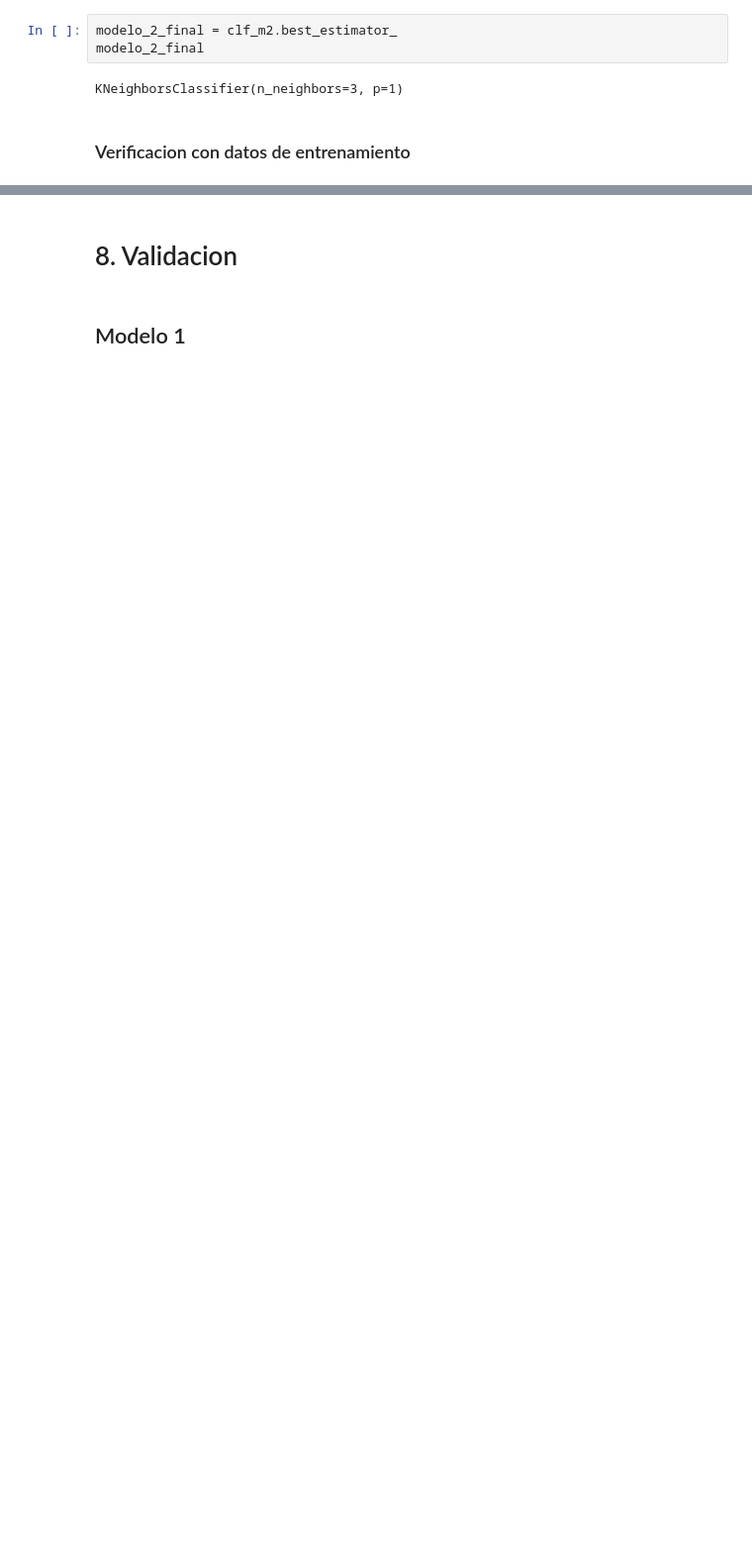
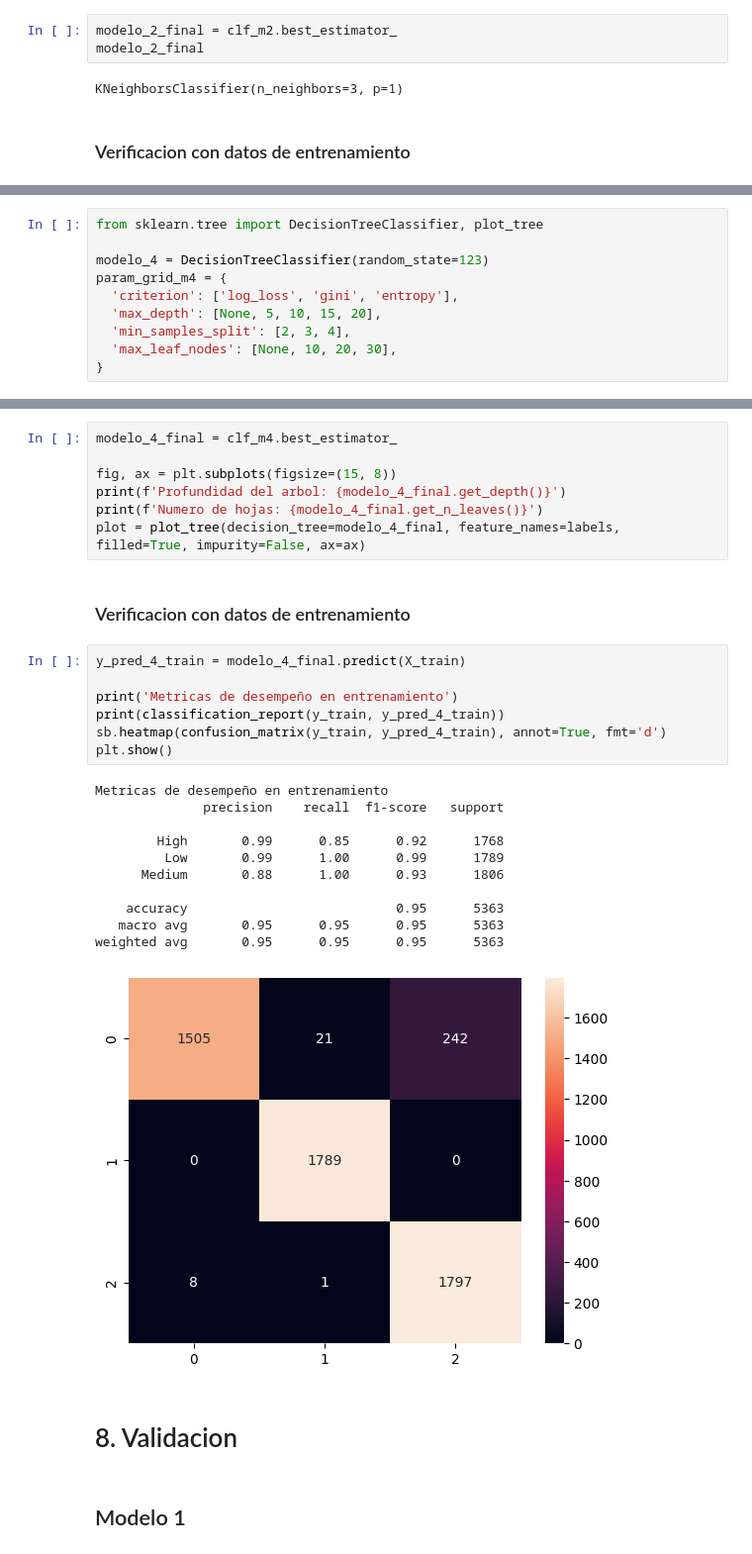
Before and after one commit to DavidBetancurRamirez/ComputacionCientifica, a Jupyter notebook: clasificacion/clase/caso_clasificacion.ipynb, the cells around one changed output, grey strips where cells are left out. Shown at 99% size. Saved outputs shown, nothing was run; the diff lists cells and outputs as text; blank space fills up the shorter version.

```diff
--- a/clasificacion/clase/caso_clasificacion.ipynb
+++ b/clasificacion/clase/caso_clasificacion.ipynb
@@ -621,0 +675,10 @@ weighted avg       0.95      0.95      0.95      5363
+# %%
+from sklearn.tree import DecisionTreeClassifier, plot_tree
+
+modelo_4 = DecisionTreeClassifier(random_state=123)
+param_grid_m4 = {
+  'criterion': ['log_loss', 'gini', 'entropy'],
+  'max_depth': [None, 5, 10, 15, 20],
+  'min_samples_split': [2, 3, 4],
+  'max_leaf_nodes': [None, 10, 20, 30],
+}
@@ -622,3 +700,31 @@ weighted avg       0.95      0.95      0.95      5363
+# %%
+modelo_4_final = clf_m4.best_estimator_
+
+fig, ax = plt.subplots(figsize=(15, 8))
+print(f'Profundidad del arbol: {modelo_4_final.get_depth()}')
+print(f'Numero de hojas: {modelo_4_final.get_n_leaves()}')
+plot = plot_tree(decision_tree=modelo_4_final, feature_names=labels, filled=True, impurity=False, ax=ax)
+# %% [markdown]
+### Verificacion con datos de entrenamiento
+# %%
+y_pred_4_train = modelo_4_final.predict(X_train)
+
+print('Metricas de desempeño en entrenamiento')
+print(classification_report(y_train, y_pred_4_train))
+sb.heatmap(confusion_matrix(y_train, y_pred_4_train), annot=True, fmt='d')
+plt.show()
+# %% [output]
+Metricas de desempeño en entrenamiento
+              precision    recall  f1-score   support
+
+        High       0.99      0.85      0.92      1768
+         Low       0.99      1.00      0.99      1789
+      Medium       0.88      1.00      0.93      1806
+
+    accuracy                           0.95      5363
+   macro avg       0.95      0.95      0.95      5363
+weighted avg       0.95      0.95      0.95      5363
+[figure, added]
 # %% [markdown]
 # 8. Validacion
 # %% [markdown]
```
Also changed, not shown: parts of 22 cells of this notebook, 1 other file.
